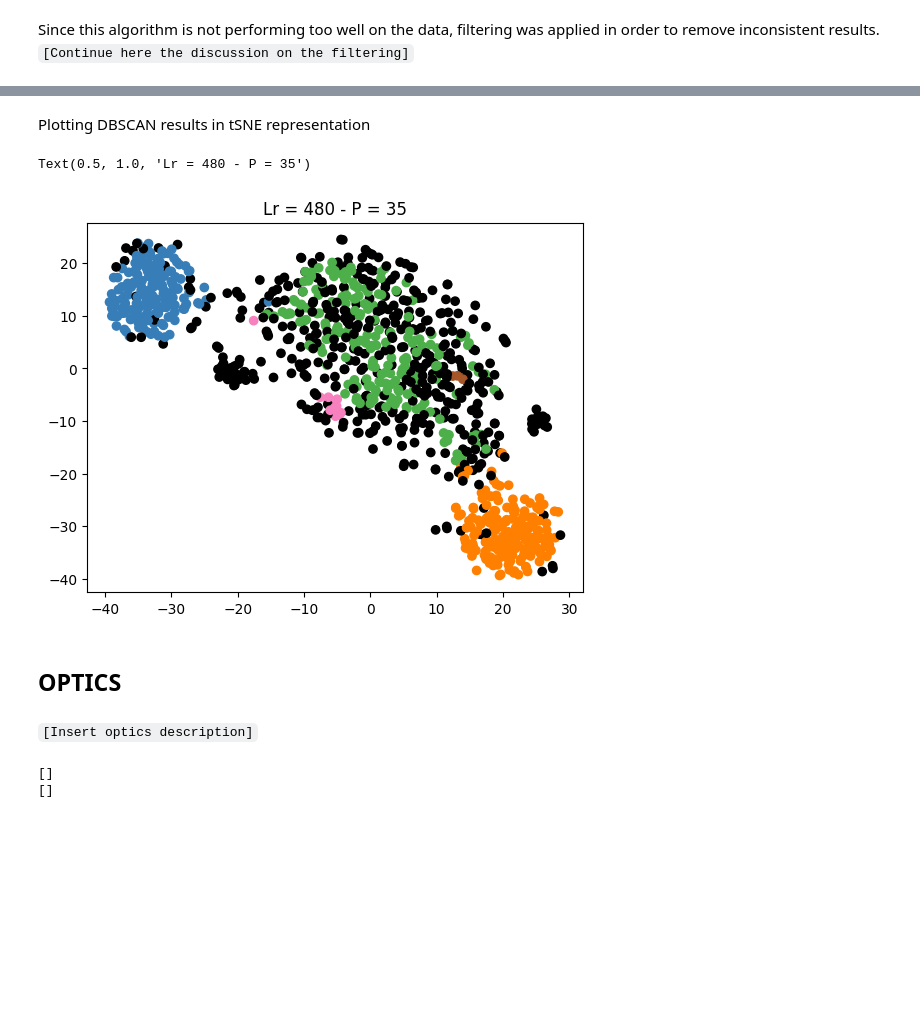
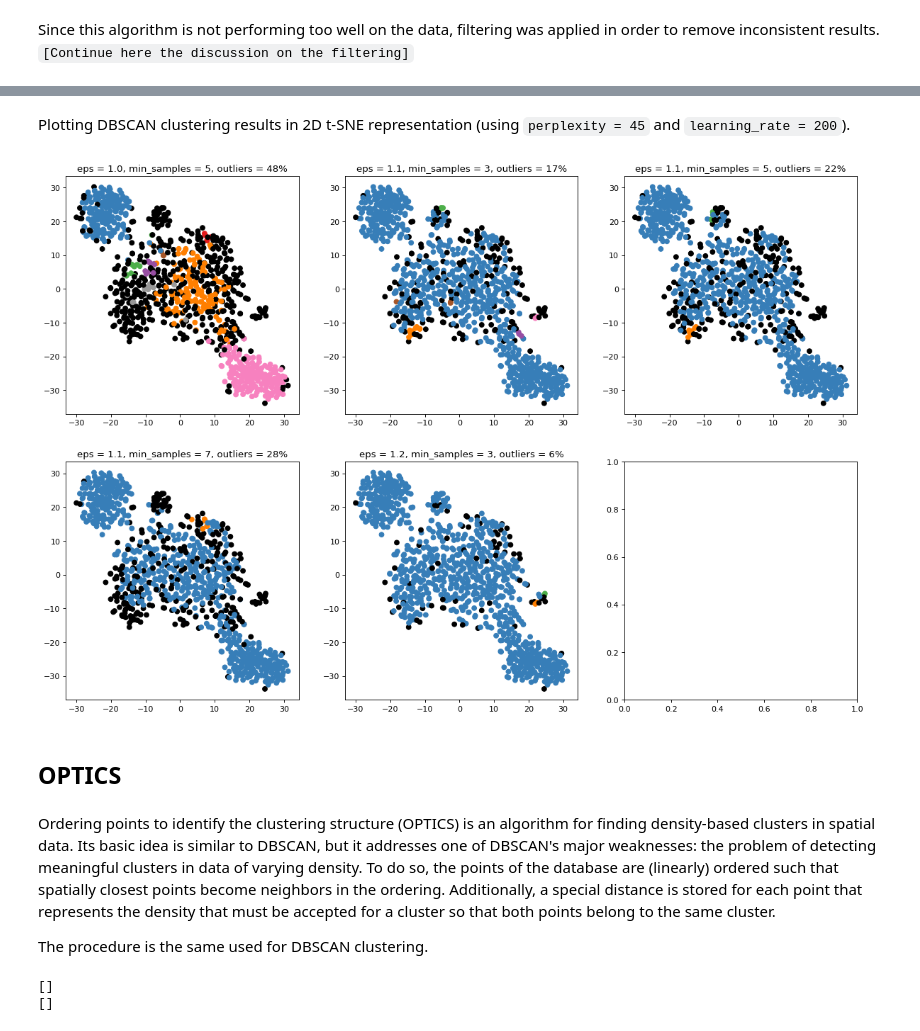
Before and after one commit to VenturelliMatteo/Clients-Clustering, a Jupyter notebook: Clustering.ipynb, the cells around one changed output, grey strips where cells are left out. Saved outputs shown, nothing was run; the diff lists cells and outputs as text; code cells hidden in the pictures; blank space fills up the shorter version.

```diff
--- a/Clustering.ipynb
+++ b/Clustering.ipynb
@@ -359,7 +359,7 @@ distances_number = (data.shape[0]) * (data.shape[0] + 1.0) / 2.0
 # updating the sum of distances for each couple of points
 for i in range(data.shape[0]):
     for j in range(i+1, data.shape[0]):
-        distances_sum = distances_sum + mixed_distance(data[i], data[j])
+        distances_sum = distances_sum + mixed_distance(data[i], data[j])[0][0]  # [0][0] is used to pick the distance value, since the output is a 2D array
 
 avg_distance = distances_sum / distances_number
 print(avg_distance)
@@ -468,34 +513,51 @@ plt.show()
 # %% [markdown]
-Plotting DBSCAN results in tSNE representation
+Plotting DBSCAN clustering results in 2D t-SNE representation (using <code>perplexity = 45</code> and <code>learning_rate = 200</code>).
-# %%
-labels = DBSCAN(eps=0.5, min_samples=5, metric=mixed_distance).fit_predict(data)
-is_not_outlier = labels != -1
-unique_labels = np.unique(labels[is_not_outlier]).shape[0]
-print(unique_labels)
 # %%
 from sklearn.manifold import TSNE
 
-color_list = ['#377eb8', '#ff7f00', '#4daf4a', '#f781bf', '#a65628', 'black']
-colors = []
-for i in labels:
-   colors.append(color_list[i])
+# defining the color list (black is the last one and represents outiers)
+color_list = ["#377eb8", "#ff7f00", "#4daf4a", "#f781bf", "#a65628", "#984ea3", "#999999", "#e41a1c", "#dede00", 'black']
 
+# during DBSCAN, success_count was counting the number of significative outputs for different eps and min_samples values
+plots_number = success_count
+
+# defining the number of rows, number of columns and the object containing the plots
+rows = int((plots_number + 2) / 3)
+columns = min(3, plots_number)
+fig, axes = plt.subplots(rows, columns, figsize=(6*columns, 5*rows), dpi=80)
+
+# applying t-sne to data and storing the transformed data in X_tsne
 tsne = TSNE(n_components=2,
-            perplexity=35,
-            learning_rate=480,
+            perplexity=45,
+            learning_rate=200,
             metric=mixed_distance,
             random_state=seed)
 X_tsne = tsne.fit_transform(data)
-plt.scatter(X_tsne[:, 0], X_tsne[:, 1], color=colors)
-plt.title(f'Lr = 480 - P = 35')
-plt.show()
+
+for i in range(plots_number):
+
+   # selecting the right subplot
+   ax = axes[int(i/3), i%3]
+
+   # selecting the right labels
+   labels = dbscan_labels[i, :]
+
+   # constructing the list containing the color associated to each labeled point
+   colors = []
+   for l in labels:
+      colors.append(color_list[int(l)])
+
+   # plotting the points with the respective colors and setting the title of each plot
+   ax.scatter(X_tsne[:, 0], X_tsne[:, 1], color=colors)
+   _ = ax.set_title(f'eps = {eps_list[i]}, min_samples = {min_samples_list[i]}, outliers = {outliers_number_list[i]}%')
 # %% [output]
-Text(0.5, 1.0, 'Lr = 480 - P = 35')
-[figure, old version]
+[figure, new version]
 # %% [markdown]
 ## OPTICS
 # %% [markdown]
-<code>[Insert optics description]</code>
+Ordering points to identify the clustering structure (OPTICS) is an algorithm for finding density-based clusters in spatial data. Its basic idea is similar to DBSCAN, but it addresses one of DBSCAN's major weaknesses: the problem of detecting meaningful clusters in data of varying density. To do so, the points of the database are (linearly) ordered such that spatially closest points become neighbors in the ordering. Additionally, a special distance is stored for each point that represents the density that must be accepted for a cluster so that both points belong to the same cluster.
+
+The procedure is the same used for DBSCAN clustering.
 # %%
 from math import floor
 from sklearn.cluster import OPTICS
```
Also changed, not shown: parts of 8 cells of this notebook.
